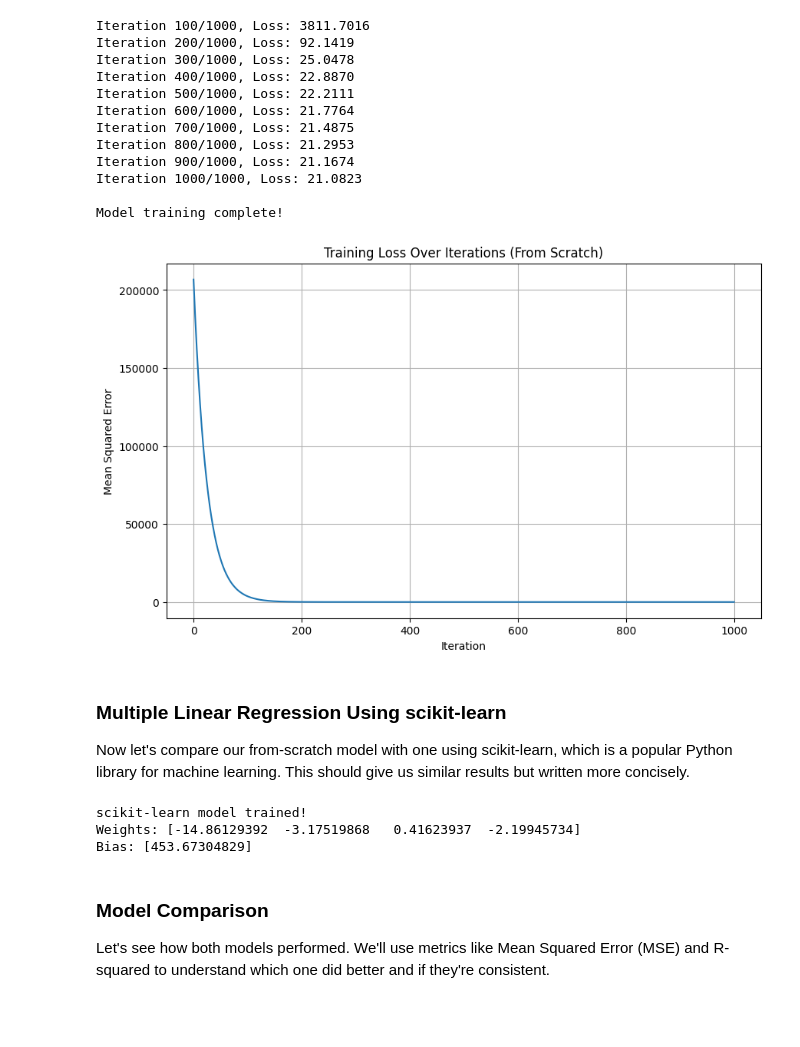
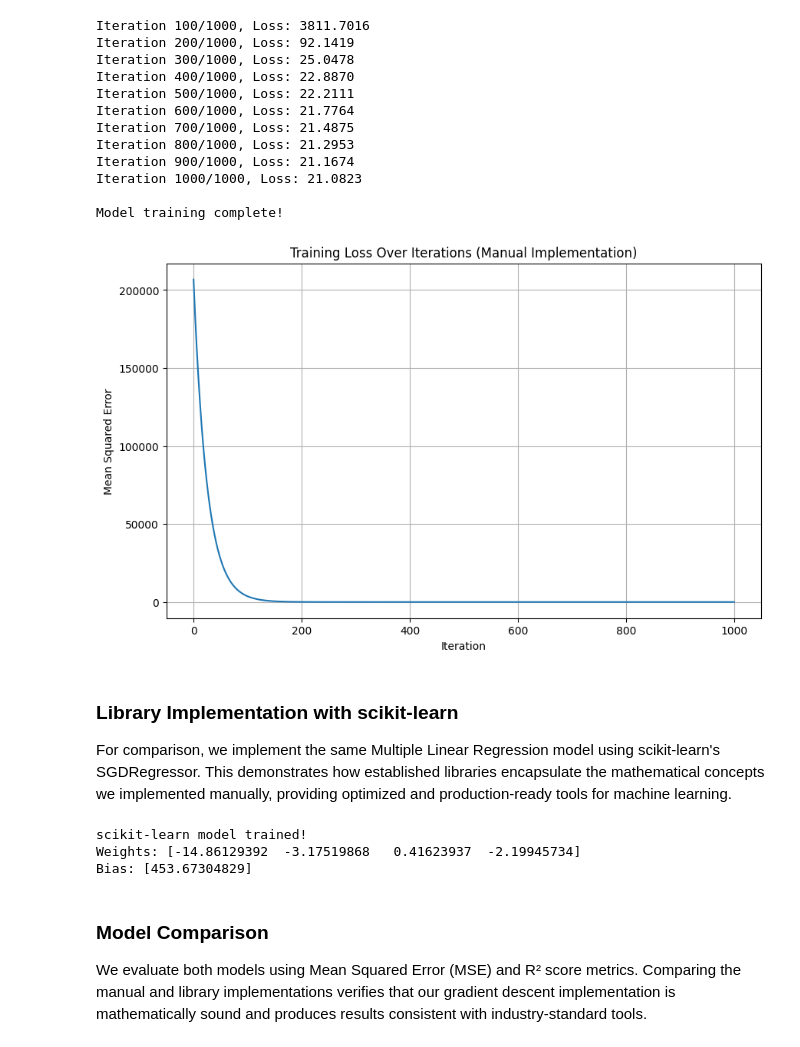
Before and after one commit to OptoDevz/group_7_power_plant_project, a Jupyter notebook: folder/Group_7-Power output predictor project-1.ipynb, the cells around one changed output. Cells and saved outputs as stored; diff of their text form; code cells hidden in the pictures; blank space fills up the shorter version.

```diff
--- a/folder/Group_7-Power output predictor project-1.ipynb
+++ b/folder/Group_7-Power output predictor project-1.ipynb
@@ -223,17 +223,17 @@ Model training complete!
 # %%
 plt.figure(figsize=(10, 6))
 plt.plot(model_scratch.losses)
 plt.xlabel('Iteration')
 plt.ylabel('Mean Squared Error')
-plt.title('Training Loss Over Iterations (From Scratch)')
+plt.title('Training Loss Over Iterations (Manual Implementation)')
 plt.grid(True)
 plt.show()
 # %% [output]
-[figure, old version]
+[figure, new version]
-# %% [markdown]
-### Multiple Linear Regression Using scikit-learn
-
-Now let's compare our from-scratch model with one using scikit-learn, which is a popular Python library for machine learning. This should give us similar results but written more concisely.
+# %% [markdown]
+### Library Implementation with scikit-learn
+
+For comparison, we implement the same Multiple Linear Regression model using scikit-learn's SGDRegressor. This demonstrates how established libraries encapsulate the mathematical concepts we implemented manually, providing optimized and production-ready tools for machine learning.
 # %%
 from sklearn.linear_model import SGDRegressor
 from sklearn.metrics import mean_squared_error, r2_score
@@ -249,10 +249,10 @@ print(f"Bias: {model_sklearn.intercept_}")
 scikit-learn model trained!
 Weights: [-14.86129392  -3.17519868   0.41623937  -2.19945734]
 Bias: [453.67304829]
-# %% [markdown]
-### Model Comparison
-
-Let's see how both models performed. We'll use metrics like Mean Squared Error (MSE) and R-squared to understand which one did better and if they're consistent.
+# %% [markdown]
+### Model Comparison
+
+We evaluate both models using Mean Squared Error (MSE) and R² score metrics. Comparing the manual and library implementations verifies that our gradient descent implementation is mathematically sound and produces results consistent with industry-standard tools.
 # %%
 y_pred_scratch = model_scratch.predict(X_test)
 y_pred_sklearn = model_sklearn.predict(X_test)
```
Also changed, not shown: parts of 11 cells of this notebook.
